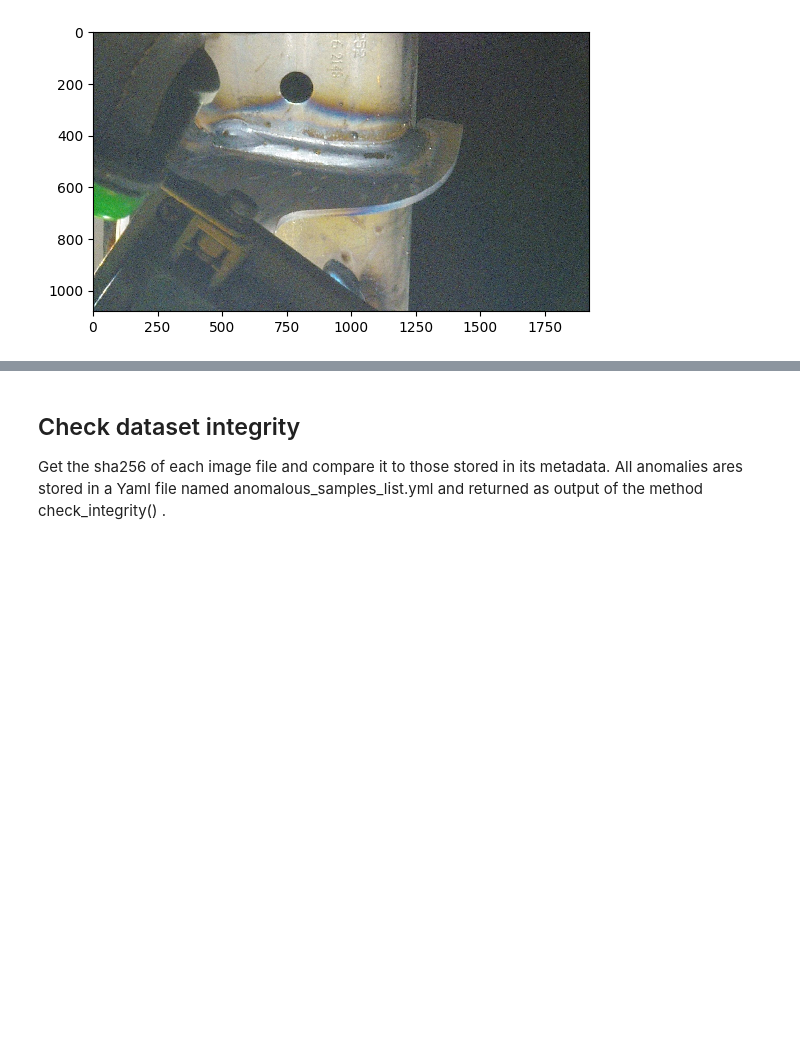
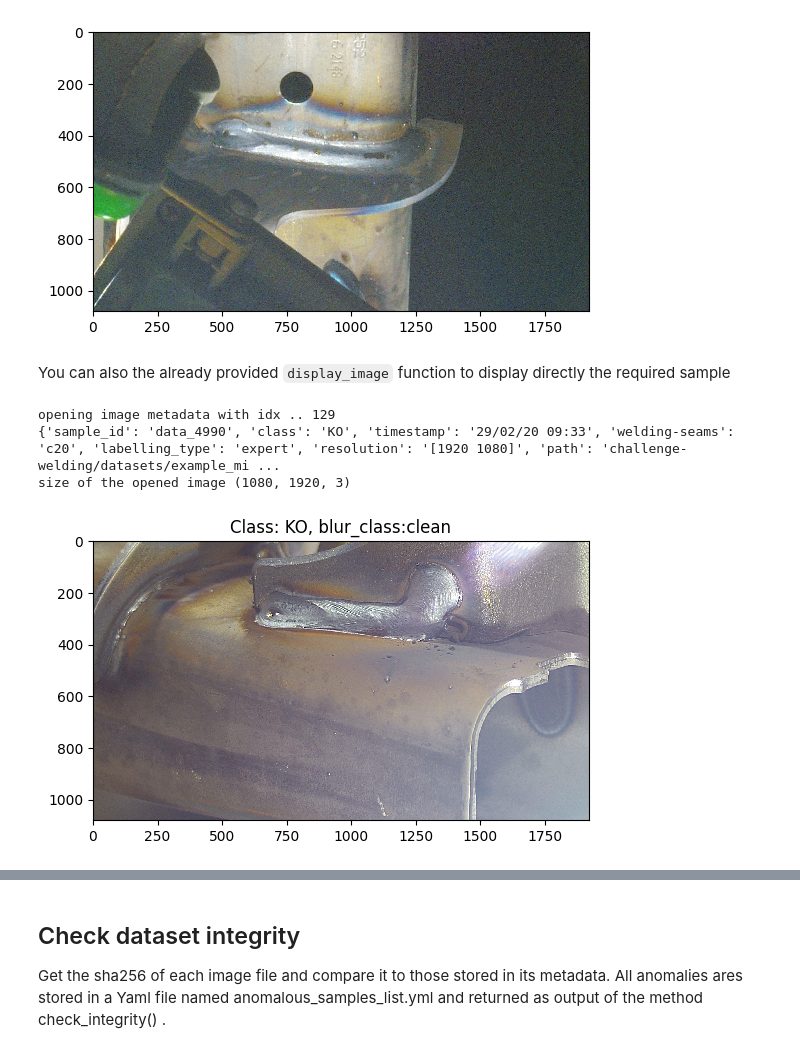
Before and after one commit to confianceai/Challenge-Welding-Starter-Kit, a Jupyter notebook: examples/01-Tutorial.ipynb, the cells around one changed output, grey strips where cells are left out. Saved outputs shown, nothing was run; the diff lists cells and outputs as text; code cells hidden in the pictures; blank space fills up the shorter version.

Commit message:
Notebook 01 updated with some descriptions and additional visualizations

```diff
--- a/examples/01-Tutorial.ipynb
+++ b/examples/01-Tutorial.ipynb
@@ -137,3 +207,12 @@ plt.imshow(img, interpolation='nearest')
 plt.show()
 # %% [output]
 [figure]
+# %% [markdown]
+You can also the already provided `display_image` function to display directly the required sample
+# %%
+img = my_challenge_UI.display_image(meta_df, index=129, show_info=True)
+# %% [output]
+opening image metadata with idx .. 129
+{'sample_id': 'data_4990', 'class': 'KO', 'timestamp': '29/02/20 09:33', 'welding-seams': 'c20', 'labelling_type': 'expert', 'resolution': '[1920 1080]', 'path': 'challenge-welding/datasets/example_mi ...
+size of the opened image (1080, 1920, 3)
+[figure, added]
```
Also changed, not shown: parts of 19 cells of this notebook.
